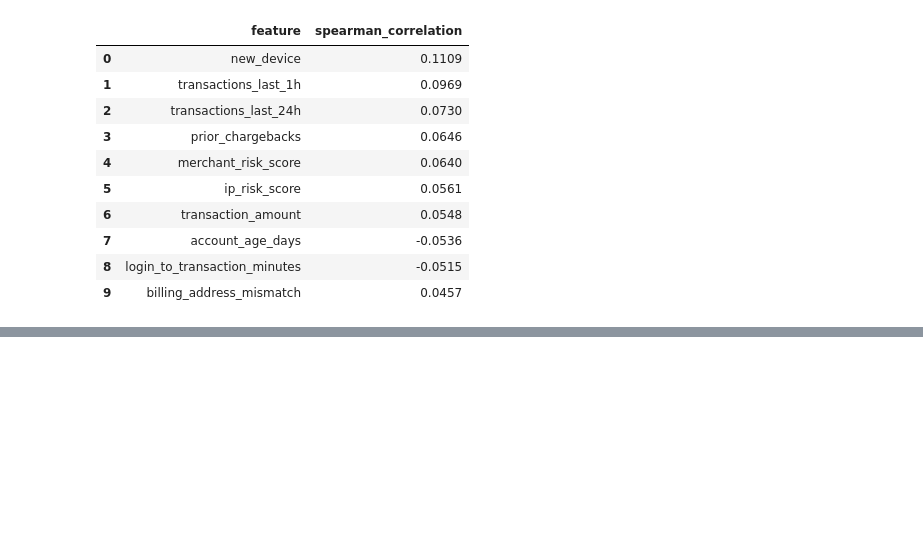
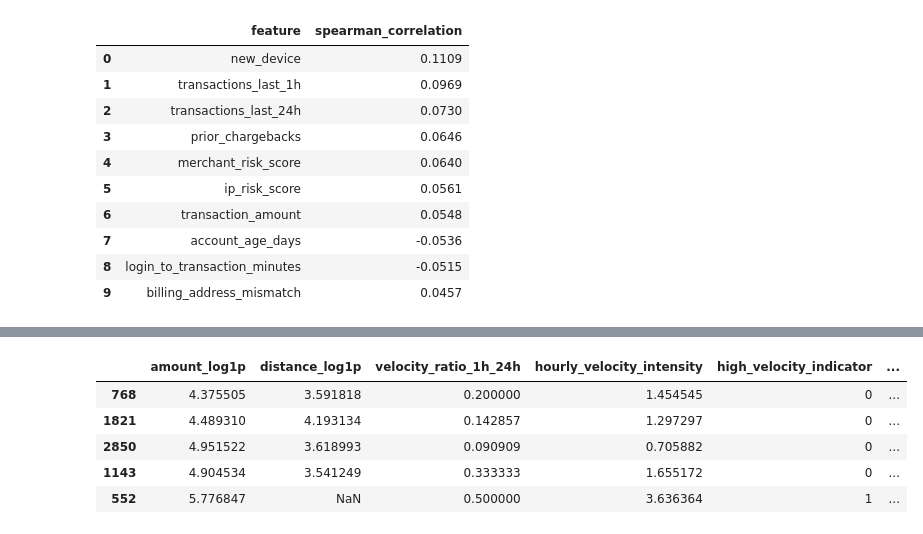
Before and after one commit to sasa312002/fraud-risk-intelligence, a Jupyter notebook: notebooks/01_fraud_risk_analysis.ipynb, the cells around one changed output, grey strips where cells are left out. Drawn from its saved outputs; the diff is of its cells as text; code cells hidden in the pictures; blank space fills up the shorter version.

```diff
--- a/notebooks/01_fraud_risk_analysis.ipynb
+++ b/notebooks/01_fraud_risk_analysis.ipynb
@@ -3441,0 +3543,92 @@ Report generated successfully!
+# %%
+# ============================================================
+# SECTION C - FEATURE ENGINEERING
+# Cell 31: Generate Engineered Features
+# ============================================================
+
+# ------------------------------------------------------------
+# Step 1: Separate model features and target
+# ------------------------------------------------------------
+
+X_train_original = train_df.drop(
+    columns=[
+        "transaction_id",
+        "fraud"
+    ]
+).copy()
+
+y_train = train_df["fraud"].copy()
+
+# ------------------------------------------------------------
+# Step 2: Initialize feature engineer
+# ------------------------------------------------------------
+
+feature_engineer = FraudFeatureEngineer()
+
+# ------------------------------------------------------------
+# Step 3: Generate engineered features
+# ------------------------------------------------------------
+
+X_train_engineered = (
+    feature_engineer.fit_transform(
+        X_train_original
+    )
+)
+
+# ------------------------------------------------------------
+# Step 4: Compare dataset shapes
+# ------------------------------------------------------------
+
+print("=" * 70)
+print("FEATURE ENGINEERING RESULTS")
+print("=" * 70)
+
+print("\nOriginal Training Features:")
+print(X_train_original.shape)
+
+print("\nEngineered Training Features:")
+print(X_train_engineered.shape)
+
+print("\nOriginal Feature Count:")
+print(X_train_original.shape[1])
+
+print("\nEngineered Feature Count:")
+print(X_train_engineered.shape[1])
+
+print("\nNew Features Added:")
+print(
+    X_train_engineered.shape[1]
+    - X_train_original.shape[1]
+)
+
+# ------------------------------------------------------------
+# Step 5: Display engineered features
+# ------------------------------------------------------------
+
+print("\nEngineered Feature Preview:")
+
+display(
+    X_train_engineered[
+        list(ENGINEERED_FEATURES)
+    ].head()
+)
+
+# ------------------------------------------------------------
+# Step 6: Verify integrity
+# ------------------------------------------------------------
+
+assert len(X_train_engineered) == len(X_train_original)
+
+assert "fraud" not in X_train_engineered.columns
+
+assert "transaction_id" not in X_train_engineered.columns
+
+assert len(ENGINEERED_FEATURES) >= 10
+
+assert all(
+    feature in X_train_engineered.columns
+    for feature in ENGINEERED_FEATURES
+)
+
+print("\nAll feature engineering integrity checks passed!")
+# %% [output]
@@ -3441,0 +3655,6 @@ Report generated successfully!
+|  | amount_log1p | distance_log1p | velocity_ratio_1h_24h | hourly_velocity_intensity | high_velocity_indicator | ... |
+| 768 | 4.375505 | 3.591818 | 0.200000 | 1.454545 | 0 | ... |
+| 1821 | 4.489310 | 4.193134 | 0.142857 | 1.297297 | 0 | ... |
+| 2850 | 4.951522 | 3.618993 | 0.090909 | 0.705882 | 0 | ... |
+| 1143 | 4.904534 | 3.541249 | 0.333333 | 1.655172 | 0 | ... |
+| 552 | 5.776847 | NaN | 0.500000 | 3.636364 | 1 | ... |
```
Also changed, not shown: parts of 12 cells of this notebook, 1 other file.
